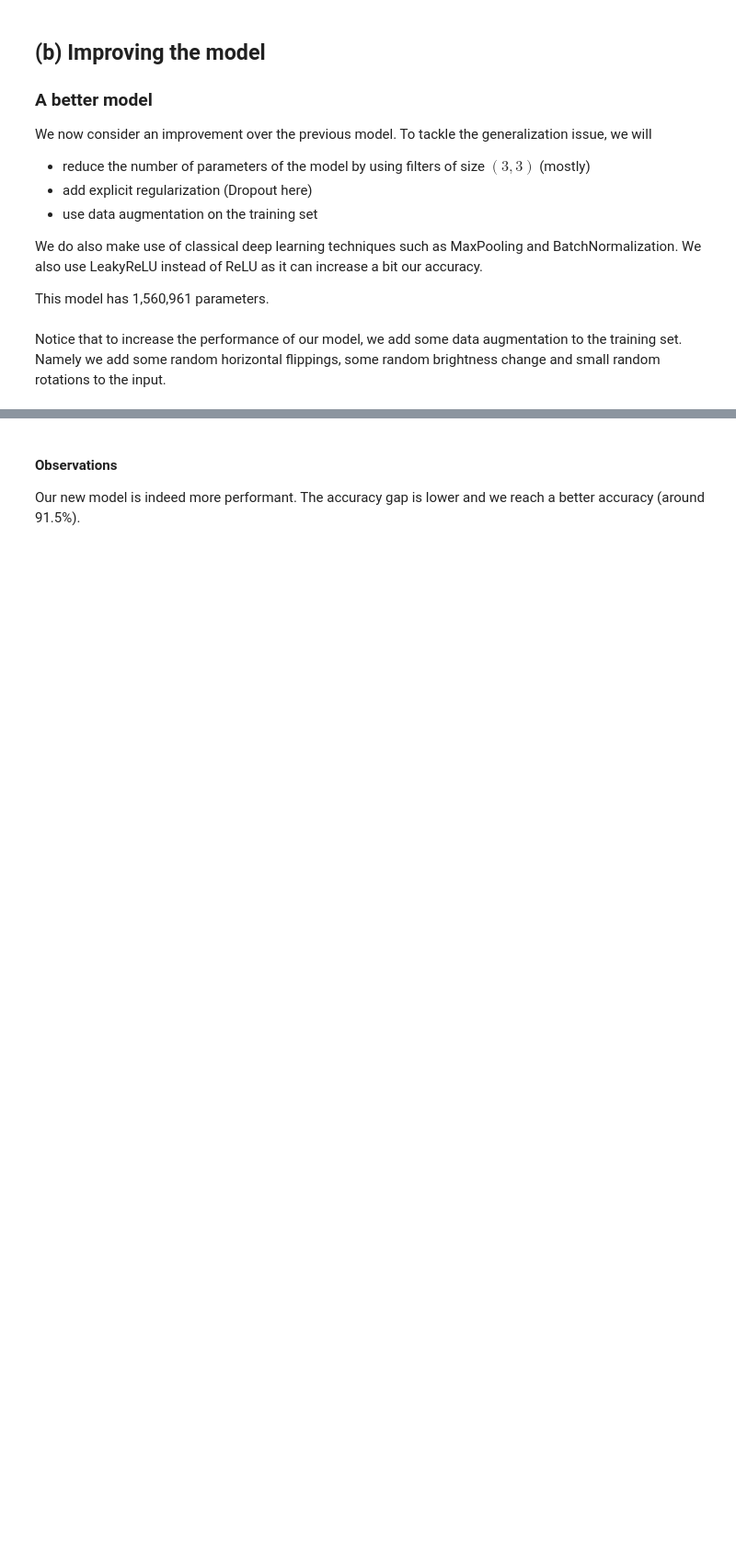
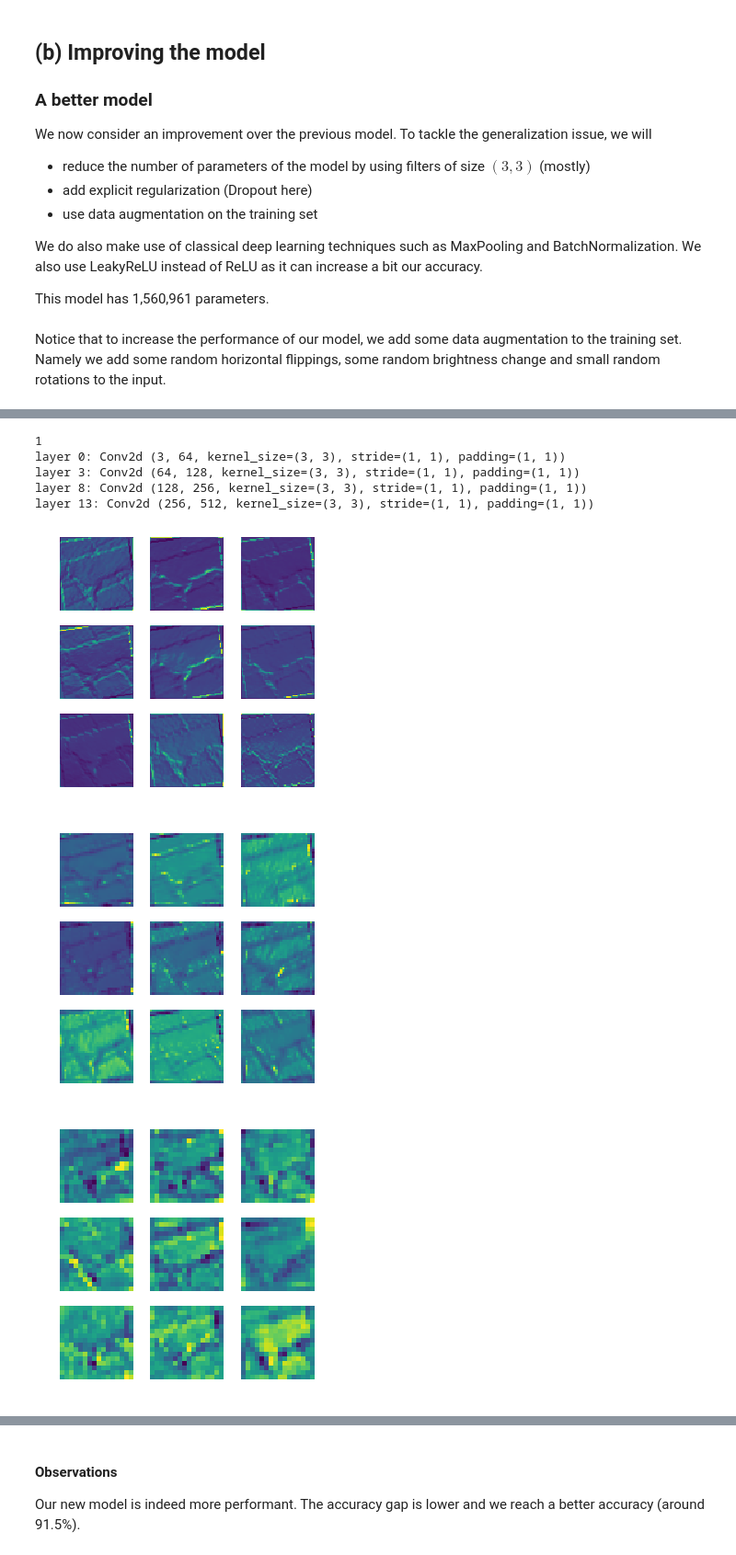
Before and after one commit to afcarl/IFT6135H18, a Jupyter notebook: assignment2/exo2_homework2.ipynb, the cells around one changed output, grey strips where cells are left out. Shown at 92% size. Drawn from its saved outputs; the diff is of its cells as text; code cells hidden in the pictures; blank space fills up the shorter version.

```diff
--- a/assignment2/exo2_homework2.ipynb
+++ b/assignment2/exo2_homework2.ipynb
@@ -278,8 +304,7 @@ class betterNet(nn.Module):
 # %% [markdown]
 Notice that to increase the performance of our model, we add some data augmentation to the training set. Namely we add some random horizontal flippings, some random brightness change and small random rotations to the input.
 # %%
-
-train_set = datasets.ImageFolder(root='/data/milatmp1/thomasva/data/competitions/dogsvscats/train_64x64',
+train_set = datasets.ImageFolder(root='datasets/train_64x64',
                             transform=transforms.Compose([
                                 transforms.Resize(64),
                                 transforms.CenterCrop(64),
@@ -358,6 +397,15 @@ plt.legend()
 # %%
+plot_data2 = pickle.load(open('catsdogs_betterCNN.pkl', 'rb'))
+list_loss_tr2 = plot_data2['train_loss']
+list_loss_val2 = plot_data2['valid_loss']
+plt.rcParams['figure.figsize'] = (15, 6)
 plt.semilogy(np.arange(1, epochs+1), list_loss_tr2, label='Train_loss')
 plt.semilogy(np.arange(1, epochs+1), list_loss_val2, label='Valid_loss')
-plt.title('Loss')
+plt.xlabel('Epoch number')
+plt.ylabel('Error rate')
+plt.title('Errors')
+plt.title('Losses - Better CNN')
 plt.legend()
+plt.savefig('catsdogs_betterCNN_losses.png')
+plt.show()
 # %% [output]
@@ -365,0 +415,46 @@ plt.legend()
+# %%
+model2 = torch.load('betterCNN.torch.model')
+# %%
+modulelist = list(model2.cpu().modules())[2:]
+for imgs, label in train_loader:
+    break
+# %%
+def filter_outputs(image, layer_to_visualize):
+    output = None
+    name = None
+    for count, layer in enumerate(modulelist):
+        image = layer(image)
+        if count == layer_to_visualize:
+            output = image
+            name = str(layer)
+
+    filters = []
+    output = output.data.squeeze()
+    for i in range(output.shape[0]):
+        filters.append(output[i,:,:])
+
+    fig = plt.figure()
+    plt.rcParams["figure.figsize"] = (5, 5)
+    nine_to_see = np.random.choice(len(filters), 9, False)
+    filters = [filters[i] for i in nine_to_see]
+
+    for i in range(int(np.sqrt(len(filters))) * int(np.sqrt(len(filters)))):
+        fig.add_subplot(np.sqrt(len(filters)), np.sqrt(len(filters)),i+1)
+        imgplot = plt.imshow(filters[i])
+        plt.axis('off')
+
+image = Variable(imgs[9:10,:,:,:].cpu())
+print(label[9])
+for idx, layer in enumerate(modulelist):
+    if 'Conv' in str(layer) and layer.out_channels != 1:
+        print("layer {0}: {1}".format(idx, str(layer)))
+        filter_outputs(image, idx)
+# %% [output]
+1
+layer 0: Conv2d (3, 64, kernel_size=(3, 3), stride=(1, 1), padding=(1, 1))
+layer 3: Conv2d (64, 128, kernel_size=(3, 3), stride=(1, 1), padding=(1, 1))
+layer 8: Conv2d (128, 256, kernel_size=(3, 3), stride=(1, 1), padding=(1, 1))
+layer 13: Conv2d (256, 512, kernel_size=(3, 3), stride=(1, 1), padding=(1, 1))
+[figure, added]
+[figure, added]
+[figure, added]
```
Also changed, not shown: parts of 13 cells of this notebook, 7 other files.
